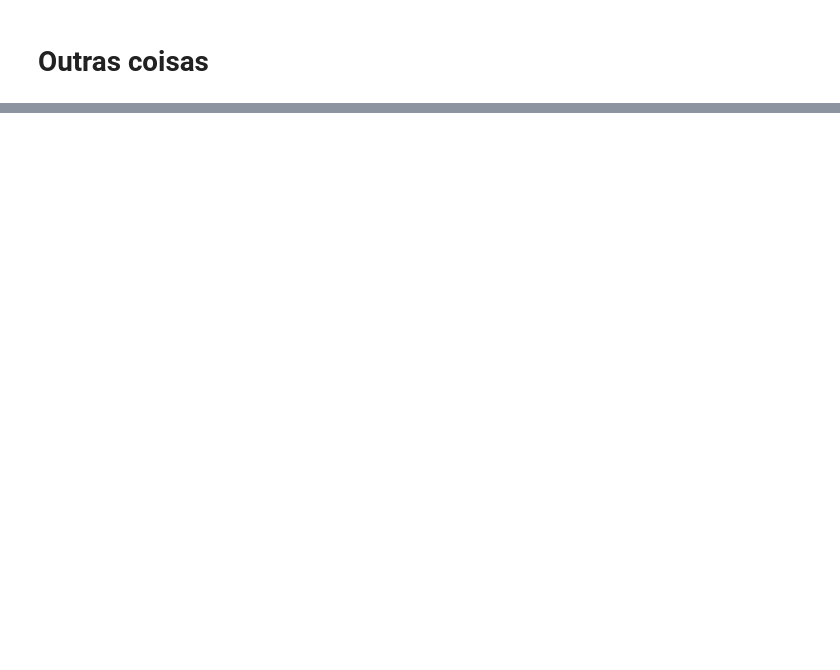
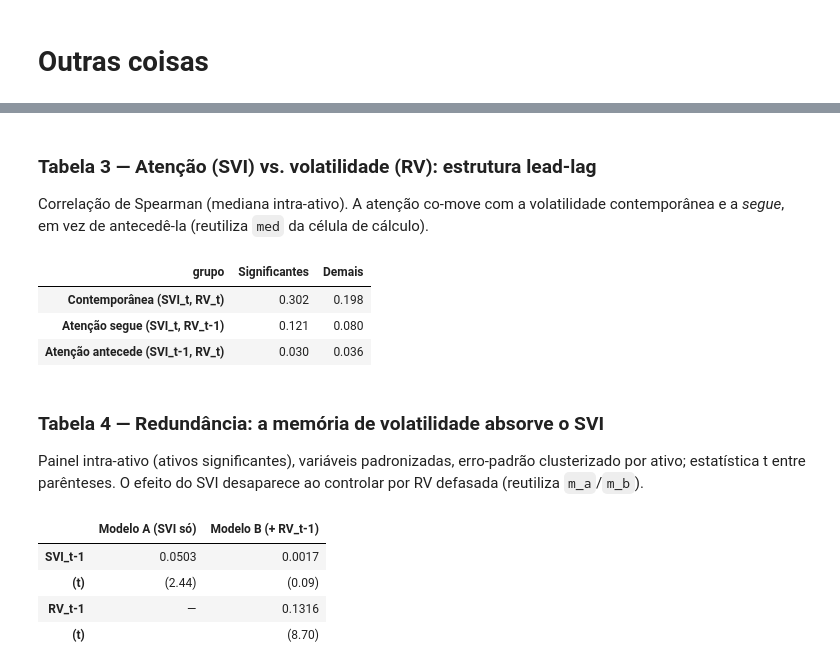
Before and after one commit to bruno-ritter/artigo_svi, a Jupyter notebook: 03_analise_resultados.ipynb, the cells around one changed output, grey strips where cells are left out. Saved outputs shown, nothing was run; the diff lists cells and outputs as text; code cells hidden in the pictures; blank space fills up the shorter version.

```diff
--- a/03_analise_resultados.ipynb
+++ b/03_analise_resultados.ipynb
@@ -328,0 +456,32 @@ len(temp.query("ok != 103")) + len(temp.query("ok == 103"))
+# %% [markdown]
+### Tabela 3 — Atenção (SVI) vs. volatilidade (RV): estrutura lead-lag
+Correlação de Spearman (mediana intra-ativo). A atenção co-move com a volatilidade contemporânea e a *segue*, em vez de antecedê-la (reutiliza `med` da célula de cálculo).
+# %%
+tab3 = (med.rename(index={"significantes": "Significantes", "resto": "Demais"},
+                  columns={"contemp": "Contemporânea (SVI_t, RV_t)",
+                           "segue":   "Atenção segue (SVI_t, RV_t-1)",
+                           "antecede":"Atenção antecede (SVI_t-1, RV_t)"})
+          .T[["Significantes", "Demais"]])
+tab3.round(3)
+# %% [output]
+| grupo | Significantes | Demais |
+| Contemporânea (SVI_t, RV_t) | 0.302 | 0.198 |
+| Atenção segue (SVI_t, RV_t-1) | 0.121 | 0.080 |
+| Atenção antecede (SVI_t-1, RV_t) | 0.030 | 0.036 |
+# %% [markdown]
+### Tabela 4 — Redundância: a memória de volatilidade absorve o SVI
+Painel intra-ativo (ativos significantes), variáveis padronizadas, erro-padrão clusterizado por ativo; estatística t entre parênteses. O efeito do SVI desaparece ao controlar por RV defasada (reutiliza `m_a`/`m_b`).
+# %%
+f = lambda v: f"{v:.4f}"
+tab4 = pd.DataFrame({
+    "Modelo A (SVI só)":  [f(m_a.params["svild_z_lag1"]), f"({m_a.tvalues['svild_z_lag1']:.2f})", "—", ""],
+    "Modelo B (+ RV_t-1)":[f(m_b.params["svild_z_lag1"]), f"({m_b.tvalues['svild_z_lag1']:.2f})",
+                           f(m_b.params["rv_z_lag1"]),    f"({m_b.tvalues['rv_z_lag1']:.2f})"],
+}, index=["SVI_t-1", "   (t)", "RV_t-1", "   (t) "])
+tab4
+# %% [output]
+|  | Modelo A (SVI só) | Modelo B (+ RV_t-1) |
+| SVI_t-1 | 0.0503 | 0.0017 |
+| (t) | (2.44) | (0.09) |
+| RV_t-1 | — | 0.1316 |
+| (t) |  | (8.70) |
```
Also changed, not shown: parts of 16 cells of this notebook, 5 other files.
